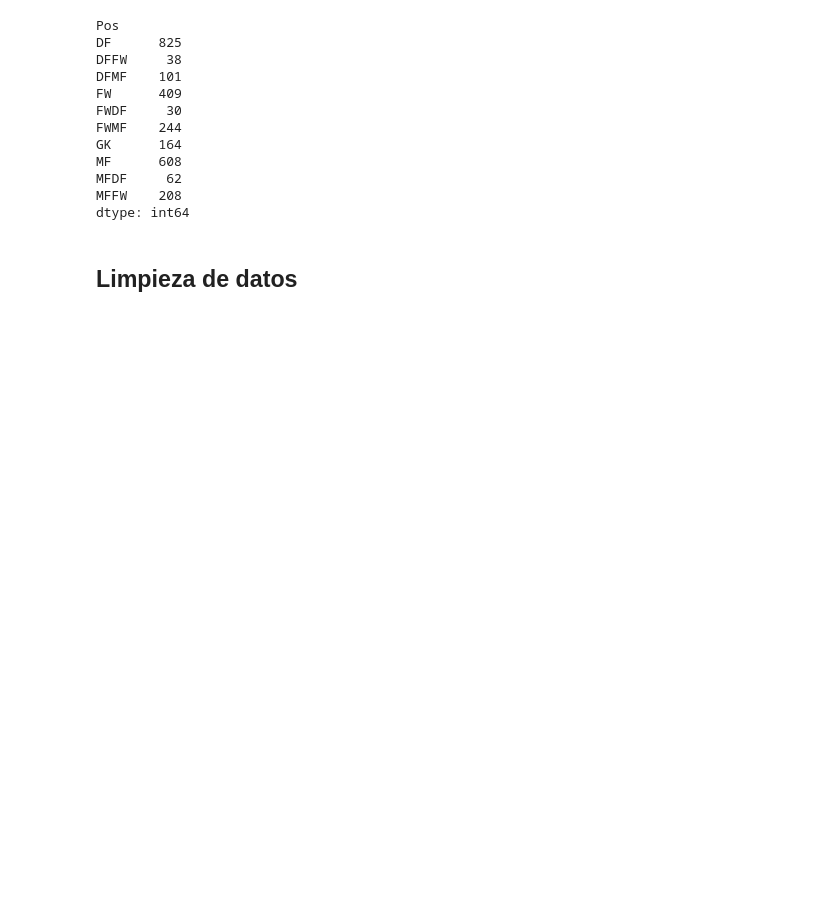
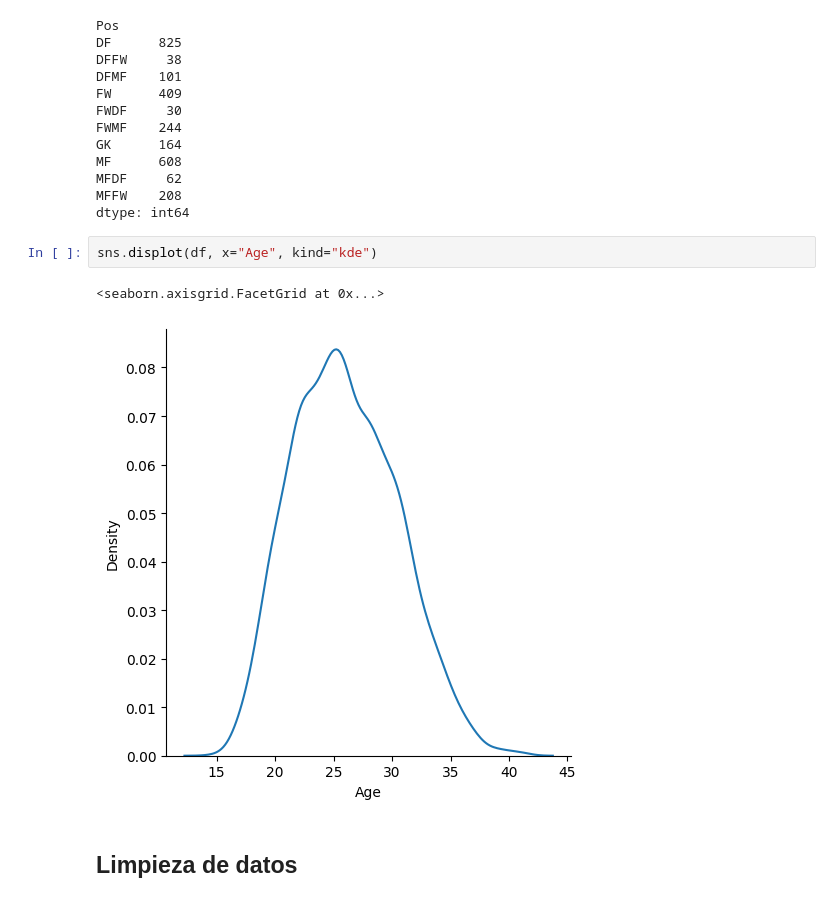
Before and after one commit to clementcollin99/football-players-analysis, a Jupyter notebook: pca_clustering.ipynb, the cells around one changed output. Drawn from its saved outputs; the diff is of its cells as text; blank space fills up the shorter version.

```diff
--- a/pca_clustering.ipynb
+++ b/pca_clustering.ipynb
@@ -90,6 +90,11 @@ MF      608
 MFDF     62
 MFFW    208
 dtype: int64
+# %%
+sns.displot(df, x="Age", kind="kde")
+# %% [output]
+<seaborn.axisgrid.FacetGrid at 0x...>
+[figure, added]
 # %% [markdown]
 ## Limpieza de datos
 # %% [markdown]
```
Also changed, not shown: parts of 1 cell of this notebook, 2 other files.
